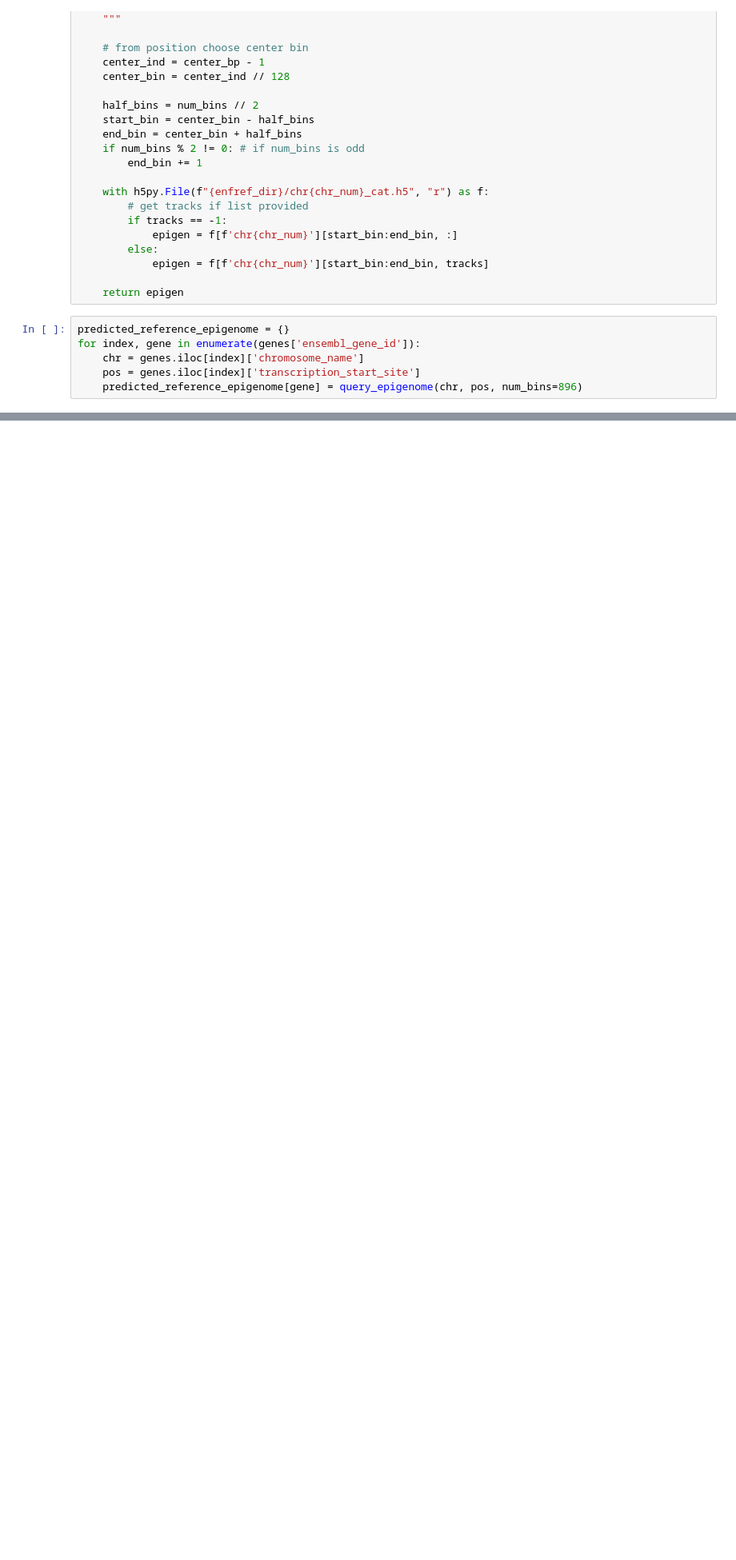
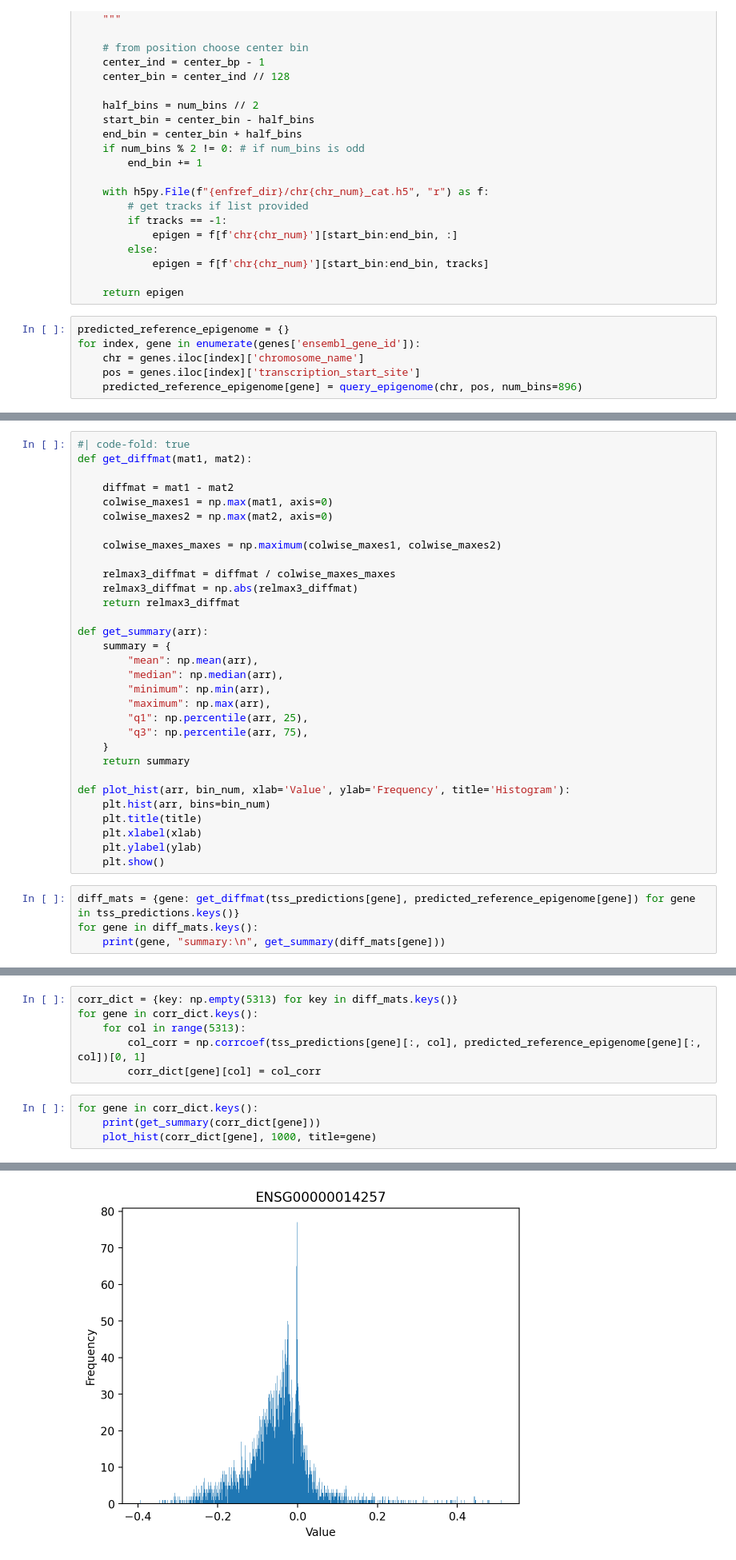
Before and after one commit to hakyimlab/sabrina-deep-learning-in-genomics, a Jupyter notebook: posts/2023-08-28-comparing-enformer-at-gene-tss-vs-reference-epigenome-vs-encode-experiments/index.ipynb, the cells around one changed output, grey strips where cells are left out. Shown at 80% size. Drawn from its saved outputs; the diff is of its cells as text; blank space fills up the shorter version.

Commit message:
add comparison plots

```diff
--- a/posts/2023-08-28-comparing-enformer-at-gene-tss-vs-reference-epigenome-vs-encode-experiments/index.ipynb
+++ b/posts/2023-08-28-comparing-enformer-at-gene-tss-vs-reference-epigenome-vs-encode-experiments/index.ipynb
@@ -178,0 +197,35 @@ with h5py.File('/home/s1mi/enformer_rat_data/output/hg38_reference_epigenome_tss
+# %%
+#| code-fold: true
+def get_diffmat(mat1, mat2):
+
+    diffmat = mat1 - mat2
+    colwise_maxes1 = np.max(mat1, axis=0)
+    colwise_maxes2 = np.max(mat2, axis=0)
+
+    colwise_maxes_maxes = np.maximum(colwise_maxes1, colwise_maxes2)
+
+    relmax3_diffmat = diffmat / colwise_maxes_maxes
+    relmax3_diffmat = np.abs(relmax3_diffmat)
+    return relmax3_diffmat
+
+def get_summary(arr):
+    summary = {
+        "mean": np.mean(arr),
+        "median": np.median(arr),
+        "minimum": np.min(arr),
+        "maximum": np.max(arr),
+        "q1": np.percentile(arr, 25),
+        "q3": np.percentile(arr, 75),
+    }
+    return summary
+
+def plot_hist(arr, bin_num, xlab='Value', ylab='Frequency', title='Histogram'):
+    plt.hist(arr, bins=bin_num)
+    plt.title(title)
+    plt.xlabel(xlab)
+    plt.ylabel(ylab)
+    plt.show()
+# %%
+diff_mats = {gene: get_diffmat(tss_predictions[gene], predicted_reference_epigenome[gene]) for gene in tss_predictions.keys()}
+for gene in diff_mats.keys():
+    print(gene, "summary:\n", get_summary(diff_mats[gene]))
@@ -178,0 +255,11 @@ with h5py.File('/home/s1mi/enformer_rat_data/output/hg38_reference_epigenome_tss
+# %%
+corr_dict = {key: np.empty(5313) for key in diff_mats.keys()}
+for gene in corr_dict.keys():
+    for col in range(5313):
+        col_corr = np.corrcoef(tss_predictions[gene][:, col], predicted_reference_epigenome[gene][:, col])[0, 1]
+        corr_dict[gene][col] = col_corr
+# %%
+for gene in corr_dict.keys():
+    print(get_summary(corr_dict[gene]))
+    plot_hist(corr_dict[gene], 1000, title=gene)
+# %% [output]
@@ -178,0 +267 @@ with h5py.File('/home/s1mi/enformer_rat_data/output/hg38_reference_epigenome_tss
+[figure, added]
```
Also changed, not shown: parts of 14 cells of this notebook.
